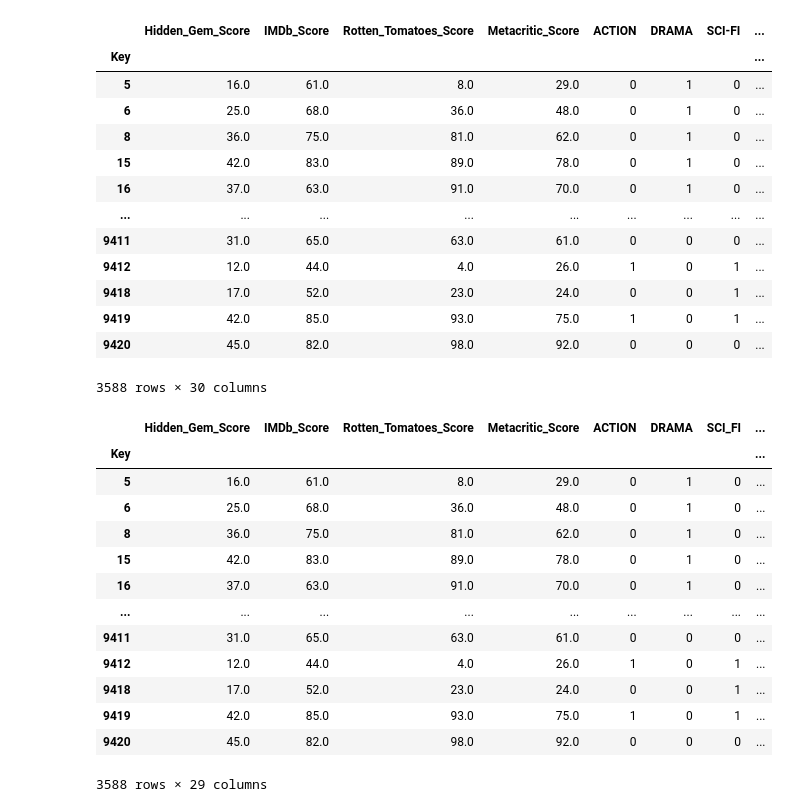
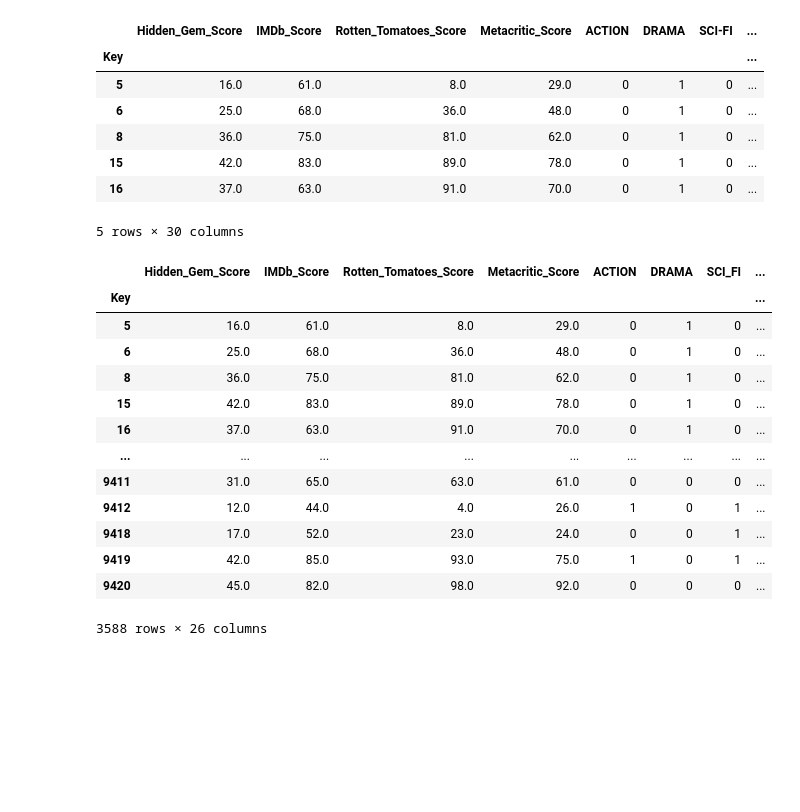
Before and after one commit to Cyber-Wolfe/Netflix_and_Analyze, a Jupyter notebook: Jupyter Notebooks/Machine-Learning/DataFrames_by_genre.ipynb, the cells around one changed output. Cells and saved outputs as stored; diff of their text form; code cells hidden in the pictures; blank space fills up the shorter version.

Commit message:
Finished DataFrames and dropped more empty columns

```diff
--- a/Jupyter Notebooks/Machine-Learning/DataFrames_by_genre.ipynb
+++ b/Jupyter Notebooks/Machine-Learning/DataFrames_by_genre.ipynb
@@ -9,19 +9,13 @@ from sklearn.linear_model import LinearRegression
 # %%
 Score_Genre_df = pd.read_csv("../../csv_file/Score_Genre.csv")
 Score_Genre_df = Score_Genre_df.set_index('Key')
-Score_Genre_df
+Score_Genre_df.head()
 # %% [output]
 |  | Hidden_Gem_Score | IMDb_Score | Rotten_Tomatoes_Score | Metacritic_Score | ACTION | DRAMA | SCI-FI | ... |
 | Key |  |  |  |  |  |  |  | ... |
 | 5 | 16.0 | 61.0 | 8.0 | 29.0 | 0 | 1 | 0 | ... |
 | 6 | 25.0 | 68.0 | 36.0 | 48.0 | 0 | 1 | 0 | ... |
 | 8 | 36.0 | 75.0 | 81.0 | 62.0 | 0 | 1 | 0 | ... |
 | 15 | 42.0 | 83.0 | 89.0 | 78.0 | 0 | 1 | 0 | ... |
 | 16 | 37.0 | 63.0 | 91.0 | 70.0 | 0 | 1 | 0 | ... |
-| ... | ... | ... | ... | ... | ... | ... | ... | ... |
-| 9411 | 31.0 | 65.0 | 63.0 | 61.0 | 0 | 0 | 0 | ... |
-| 9412 | 12.0 | 44.0 | 4.0 | 26.0 | 1 | 0 | 1 | ... |
-| 9418 | 17.0 | 52.0 | 23.0 | 24.0 | 0 | 0 | 1 | ... |
-| 9419 | 42.0 | 85.0 | 93.0 | 75.0 | 1 | 0 | 1 | ... |
-| 9420 | 45.0 | 82.0 | 98.0 | 92.0 | 0 | 0 | 0 | ... |
-3588 rows × 30 columns
+5 rows × 30 columns
@@ -31,5 +25,5 @@ Score_Genre_df = Score_Genre_df.drop(['SHORT WAR'], axis=1)
 # %%
-Score_Genre_df.rename(columns = {"SCI-FI": "SCI_FI", "REALITY-TV":"REALITY_TV","TALK-SHOW":"TALK_SHOW","GAME-SHOW":"GAME_SHOW"}, inplace = True)
+Score_Genre_df.rename(columns = {"SCI-FI": "SCI_FI"}, inplace = True)
 Score_Genre_df
 # %% [output]
 |  | Hidden_Gem_Score | IMDb_Score | Rotten_Tomatoes_Score | Metacritic_Score | ACTION | DRAMA | SCI_FI | ... |
@@ -45,7 +39,7 @@ Score_Genre_df
 | 9418 | 17.0 | 52.0 | 23.0 | 24.0 | 0 | 0 | 1 | ... |
 | 9419 | 42.0 | 85.0 | 93.0 | 75.0 | 1 | 0 | 1 | ... |
 | 9420 | 45.0 | 82.0 | 98.0 | 92.0 | 0 | 0 | 0 | ... |
-3588 rows × 29 columns
+3588 rows × 26 columns
 # %%
 # Grabbing all column names to see all genre names
 # Then giving each genre its own DataFrame
```
Also changed, not shown: parts of 23 cells of this notebook.
